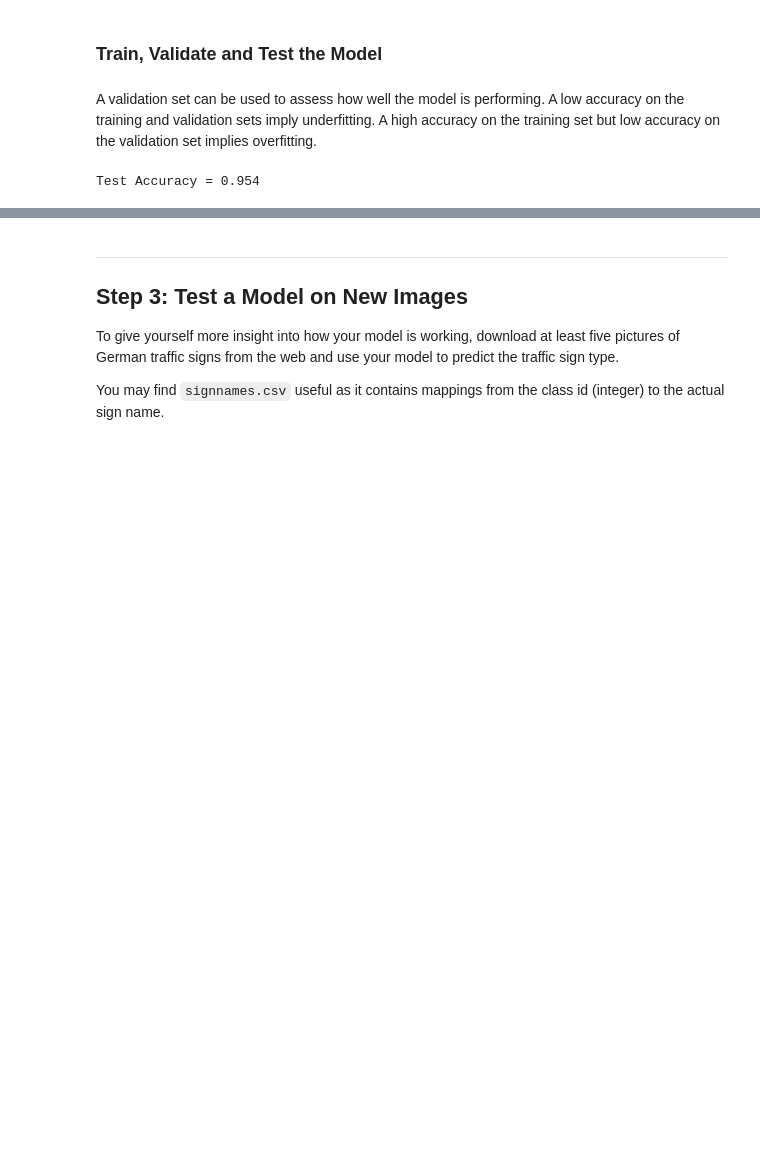
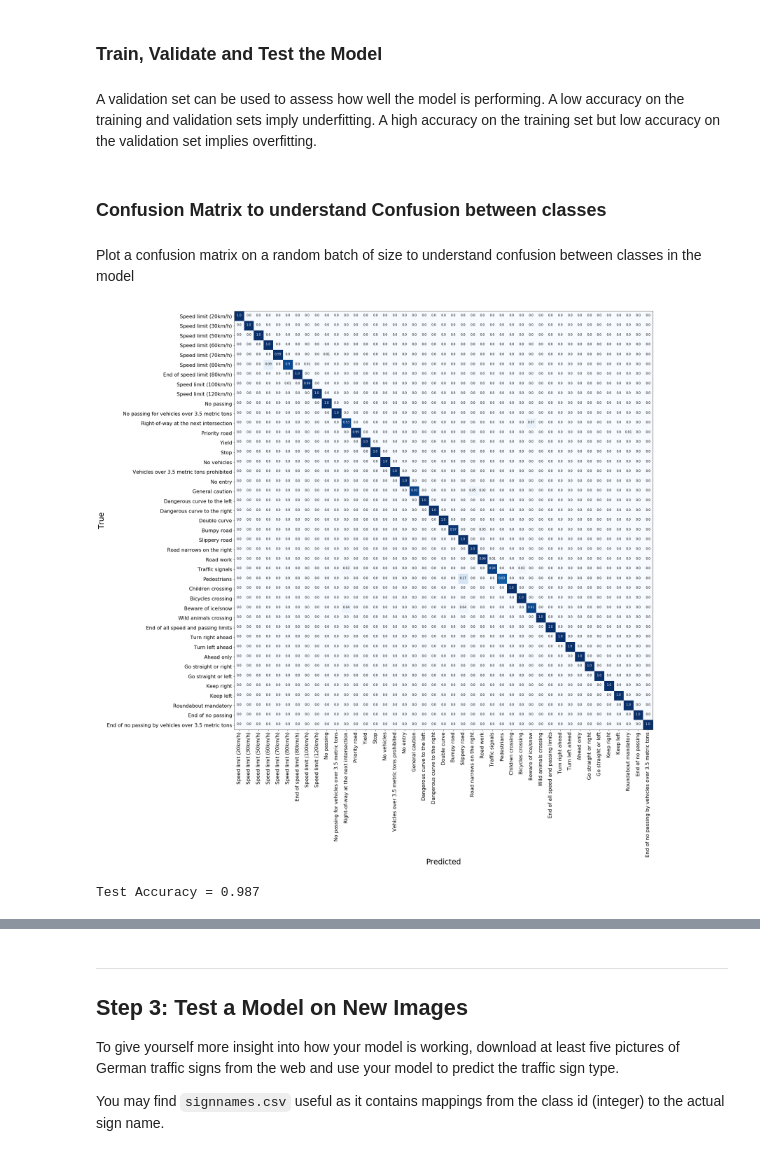
Before and after one commit to vamsiramakrishnan/TrafficSignRecognition, a Jupyter notebook: TrafficSignClassifier.ipynb, the cells around one changed output, grey strips where cells are left out. Cells and saved outputs as stored; diff of their text form; code cells hidden in the pictures; blank space fills up the shorter version.

Commit message:
Added Files via Upload 2/5/2017
- Increased Test Accuracy
- Confusion Matrix
- Feature Map Visualization

```diff
--- a/TrafficSignClassifier.ipynb
+++ b/TrafficSignClassifier.ipynb
@@ -297,7 +307,7 @@ def run_model(input_, num_classes, params, reg_fac, is_training):
 ### Model Building with Hyper_params
 # %%
 params = namedtuple('params', 'vgg1 vgg2 vgg3 vgg4 ms fc0 fc1')
-mdltype = params(vgg1=1.0, vgg2=1.0, vgg3=1.0, vgg4=1.0, ms=1.0, fc0=.5, fc1=.5)
+mdltype = params(vgg1=.5, vgg2=.5, vgg3=.5, vgg4=.5, ms=.5, fc0=.5, fc1=.5)
 logits = run_model(x, num_classes, mdltype, reg_fac, is_training)
 tf.summary.histogram('Logits', logits)
 
@@ -351,7 +391,7 @@ def evaluate(X_data, y_data, batch_size, is_tr):
 # %%
-training_file = 'train_aug.pickle'
-validation_file = 'valid_aug.pickle'
-testing_file = 'test_aug.pickle'
+training_file = 'train_processed'
+validation_file = 'valid_processed'
+testing_file = 'test_processed'
 X_train,y_train = load_data(training_file)
 X_valid,y_valid = load_data(validation_file)
 X_test,y_test = load_data(testing_file)
@@ -360,13 +400,16 @@ Data and Modules loaded
 Data and Modules loaded
 Data and Modules loaded
 # %%
-BATCH_SIZE = 100
-EPOCHS = 30
-REG_FACTOR = 5e-5
-RATE = 2e-4
-save_file = "VGGNet_12042017"
+BATCH_SIZE = 500
+EPOCHS = 50
+REG_FACTOR = 2e-5
+RATE = 1e-4
+save_file = "VGGNet_29042017"
+restore_file ="VGGNet_29042017"
 chkpt = './' + save_file
+chkpt_restore = './' + restore_file
 logdir = chkpt + datetime.now().strftime('%Y%m%d-%H%M%S') + '/'
+is_restore= True
 # %%
 init = tf.global_variables_initializer()
 saver = tf.train.Saver()
@@ -374,7 +417,8 @@ sess = tf.Session()
 with sess.as_default():
     sess.run(init)
     ##################  Start Model Training  #######################
-    saver.restore(sess,chkpt)
+    if is_restore:
+        saver.restore(sess,chkpt_restore)
     summary_writer = tf.summary.FileWriter(logdir, sess.graph)
     print("Training...")
     print()
@@ -420,13 +458,19 @@ Intermediate Model Save
 # %% [markdown]
 A validation set can be used to assess how well the model is performing. A low accuracy on the training and validation
 sets imply underfitting. A high accuracy on the training set but low accuracy on the validation set implies overfitting.
+# %% [markdown]
+###  Confusion Matrix to understand Confusion between classes
+# %% [markdown]
+Plot a confusion matrix on a random batch of size to understand confusion between classes in the model
 # %%
 from sklearn.metrics import classification_report
 from sklearn.metrics import confusion_matrix
 saver=tf.train.Saver()
 with tf.Session() as sess:
     saver.restore(sess,chkpt)
     test_accuracy = evaluate(X_test, y_test, 500, False)
+    plot_confusion_matrix(X_test, y_test, 2000, False)
     print("Test Accuracy = {:.3f}".format(test_accuracy))
 # %% [output]
+[figure, added]
-Test Accuracy = 0.954
+Test Accuracy = 0.987
```
Also changed, not shown: parts of 33 cells of this notebook.
